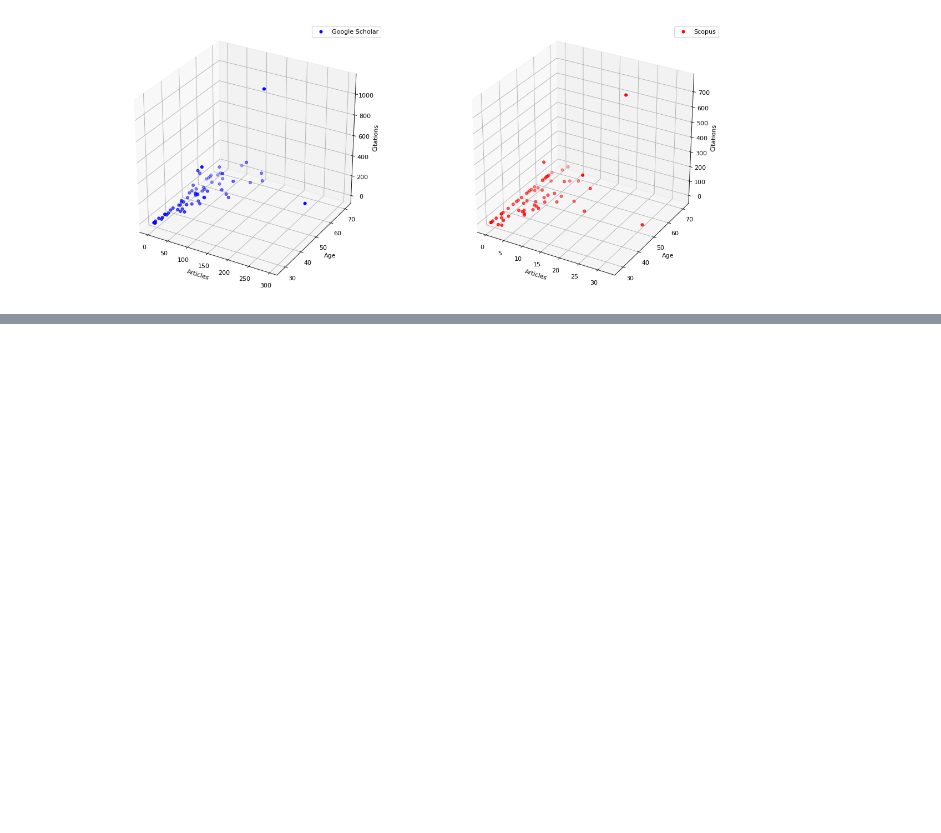
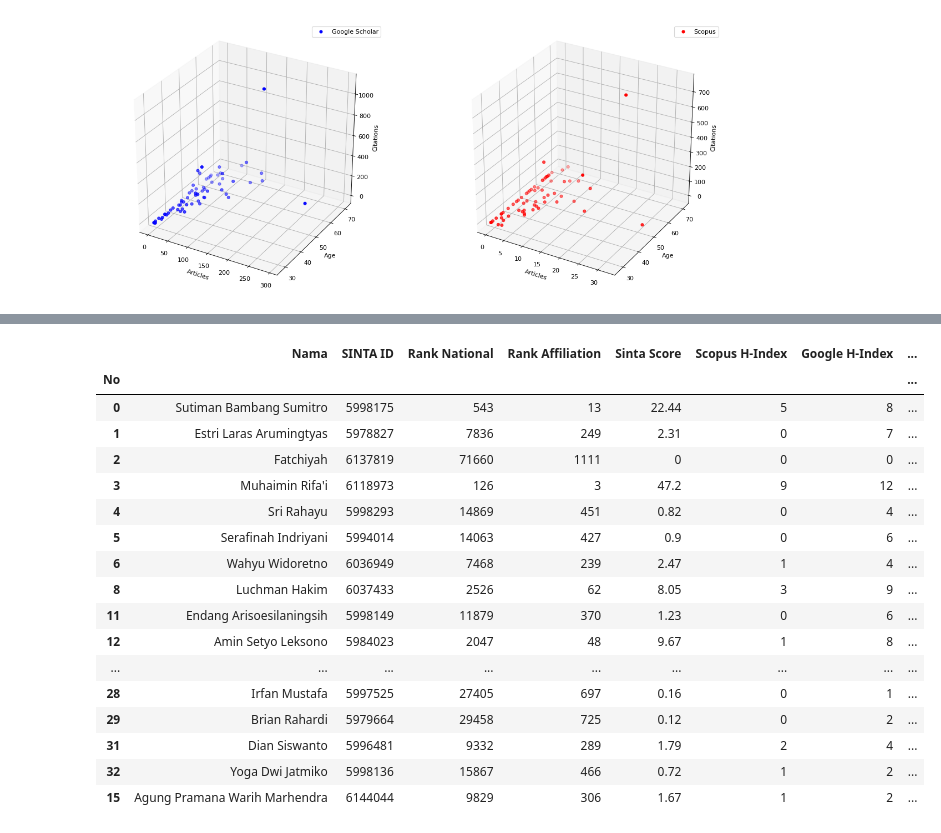
Before and after one commit to matinnuhamunada/SINTA_data_mining, a Jupyter notebook: Data Mining SINTA.ipynb, the cells around one changed output, grey strips where cells are left out. Cells and saved outputs as stored; diff of their text form; code cells hidden in the pictures; blank space fills up the shorter version.

```diff
--- a/Data Mining SINTA.ipynb
+++ b/Data Mining SINTA.ipynb
@@ -649,3 +689,26 @@ for i in pbar:
         #    pass
 # %% [output]
 [interactive output not drawn]
+# %%
+df_sinta_ub = df_data2
+df_sinta_ub.to_csv('data4_ub.csv')
+df_sinta_ub
+# %% [output]
+|  | Nama | SINTA ID | Rank National | Rank Affiliation | Sinta Score | Scopus H-Index | Google H-Index | ... |
+| No |  |  |  |  |  |  |  | ... |
+| 0 | Sutiman Bambang Sumitro | 5998175 | 543 | 13 | 22.44 | 5 | 8 | ... |
+| 1 | Estri Laras Arumingtyas | 5978827 | 7836 | 249 | 2.31 | 0 | 7 | ... |
+| 2 | Fatchiyah | 6137819 | 71660 | 1111 | 0 | 0 | 0 | ... |
+| 3 | Muhaimin Rifa'i | 6118973 | 126 | 3 | 47.2 | 9 | 12 | ... |
+| 4 | Sri Rahayu | 5998293 | 14869 | 451 | 0.82 | 0 | 4 | ... |
+| 5 | Serafinah Indriyani | 5994014 | 14063 | 427 | 0.9 | 0 | 6 | ... |
+| 6 | Wahyu Widoretno | 6036949 | 7468 | 239 | 2.47 | 1 | 4 | ... |
+| 8 | Luchman Hakim | 6037433 | 2526 | 62 | 8.05 | 3 | 9 | ... |
+| 11 | Endang Arisoesilaningsih | 5998149 | 11879 | 370 | 1.23 | 0 | 6 | ... |
+| 12 | Amin Setyo Leksono | 5984023 | 2047 | 48 | 9.67 | 1 | 8 | ... |
+| ... | ... | ... | ... | ... | ... | ... | ... | ... |
+| 28 | Irfan Mustafa | 5997525 | 27405 | 697 | 0.16 | 0 | 1 | ... |
+| 29 | Brian Rahardi | 5979664 | 29458 | 725 | 0.12 | 0 | 2 | ... |
+| 31 | Dian Siswanto | 5996481 | 9332 | 289 | 1.79 | 2 | 4 | ... |
+| 32 | Yoga Dwi Jatmiko | 5998136 | 15867 | 466 | 0.72 | 1 | 2 | ... |
+| 15 | Agung Pramana Warih Marhendra | 6144044 | 9829 | 306 | 1.67 | 1 | 2 | ... |
```
Also changed, not shown: parts of 34 cells of this notebook, 9 other files.
